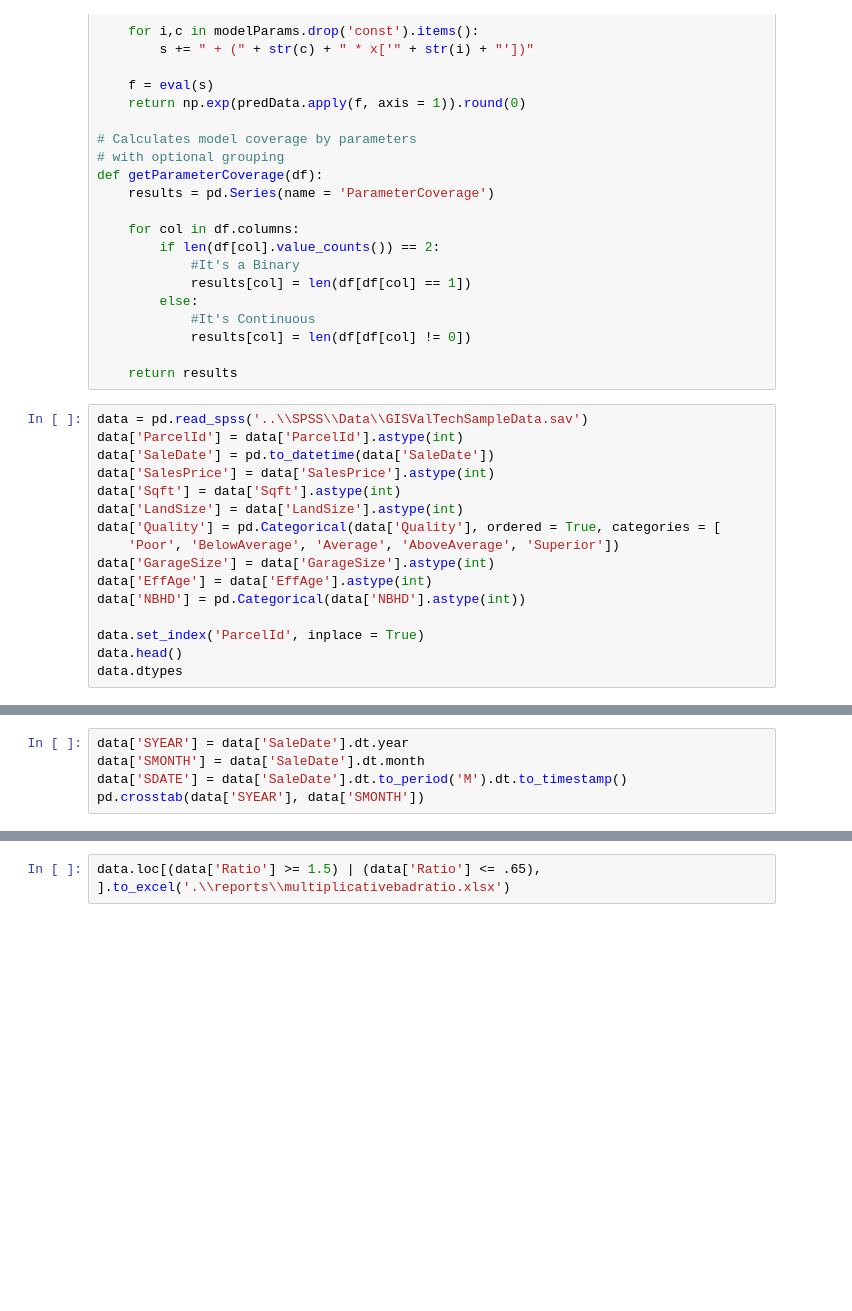
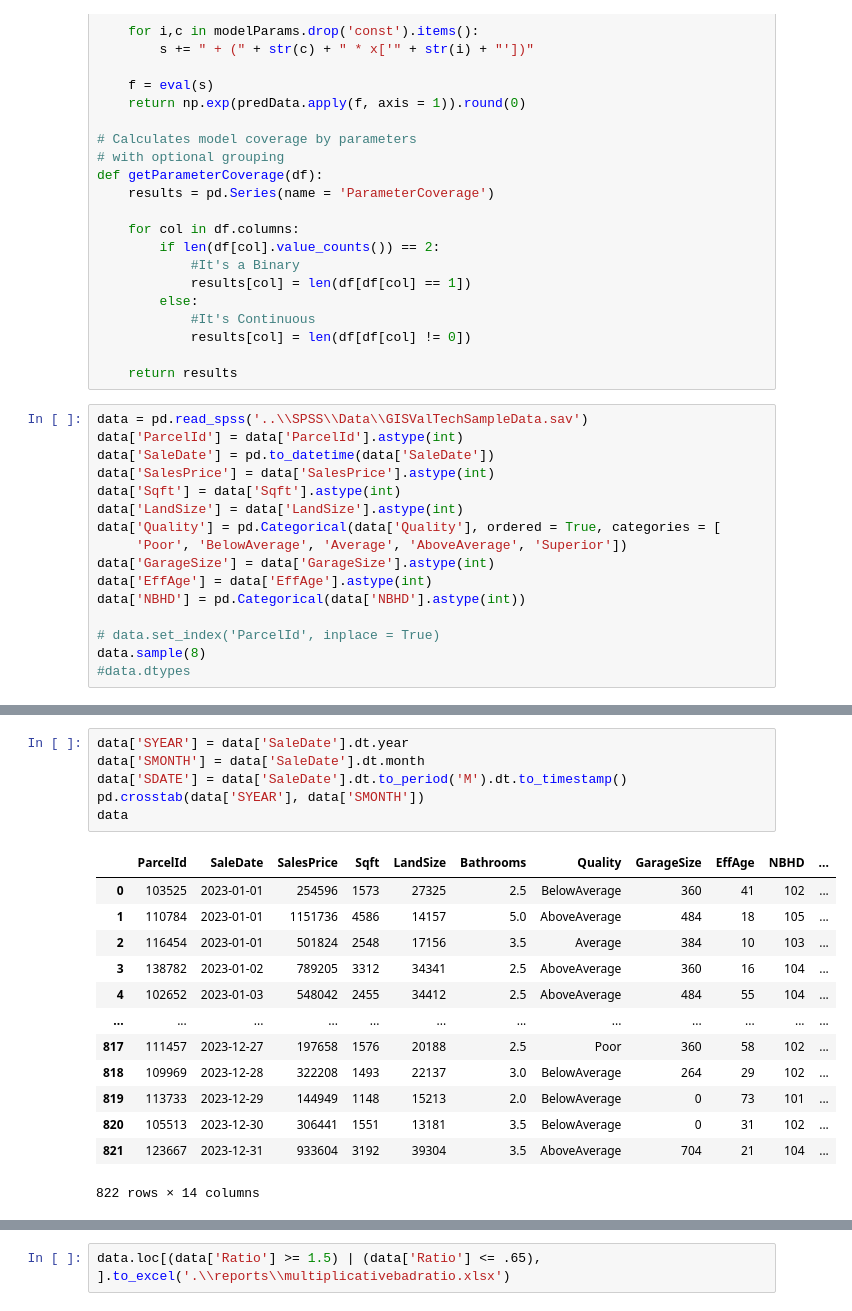
Before and after one commit to Thimgan/GISVT2024, a Jupyter notebook: jupyternotebook/Multiplicative.ipynb, the cells around one changed output, grey strips where cells are left out. Cells and saved outputs as stored; diff of their text form; blank space fills up the shorter version.

```diff
--- a/jupyternotebook/Multiplicative.ipynb
+++ b/jupyternotebook/Multiplicative.ipynb
@@ -145,11 +145,11 @@ data['SalesPrice'] = data['SalesPrice'].astype(int)
 data['Sqft'] = data['Sqft'].astype(int)
 data['LandSize'] = data['LandSize'].astype(int)
 data['Quality'] = pd.Categorical(data['Quality'], ordered = True, categories = [
-    'Poor', 'BelowAverage', 'Average', 'AboveAverage', 'Superior'])
+     'Poor', 'BelowAverage', 'Average', 'AboveAverage', 'Superior'])
 data['GarageSize'] = data['GarageSize'].astype(int)
 data['EffAge'] = data['EffAge'].astype(int)
 data['NBHD'] = pd.Categorical(data['NBHD'].astype(int))
 
-data.set_index('ParcelId', inplace = True)
-data.head()
-data.dtypes
+# data.set_index('ParcelId', inplace = True)
+data.sample(8)
+#data.dtypes
@@ -162,8 +190,23 @@ data.groupby(['NBHD'], observed = True)['SPPSF'].aggregate(['count', 'mean', 'me
 # %%
 data['SYEAR'] = data['SaleDate'].dt.year
 data['SMONTH'] = data['SaleDate'].dt.month
 data['SDATE'] = data['SaleDate'].dt.to_period('M').dt.to_timestamp()
 pd.crosstab(data['SYEAR'], data['SMONTH'])
+data
+# %% [output]
+|  | ParcelId | SaleDate | SalesPrice | Sqft | LandSize | Bathrooms | Quality | GarageSize | EffAge | NBHD | ... |
+| 0 | 103525 | 2023-01-01 | 254596 | 1573 | 27325 | 2.5 | BelowAverage | 360 | 41 | 102 | ... |
+| 1 | 110784 | 2023-01-01 | 1151736 | 4586 | 14157 | 5.0 | AboveAverage | 484 | 18 | 105 | ... |
+| 2 | 116454 | 2023-01-01 | 501824 | 2548 | 17156 | 3.5 | Average | 384 | 10 | 103 | ... |
+| 3 | 138782 | 2023-01-02 | 789205 | 3312 | 34341 | 2.5 | AboveAverage | 360 | 16 | 104 | ... |
+| 4 | 102652 | 2023-01-03 | 548042 | 2455 | 34412 | 2.5 | AboveAverage | 484 | 55 | 104 | ... |
+| ... | ... | ... | ... | ... | ... | ... | ... | ... | ... | ... | ... |
+| 817 | 111457 | 2023-12-27 | 197658 | 1576 | 20188 | 2.5 | Poor | 360 | 58 | 102 | ... |
+| 818 | 109969 | 2023-12-28 | 322208 | 1493 | 22137 | 3.0 | BelowAverage | 264 | 29 | 102 | ... |
+| 819 | 113733 | 2023-12-29 | 144949 | 1148 | 15213 | 2.0 | BelowAverage | 0 | 73 | 101 | ... |
+| 820 | 105513 | 2023-12-30 | 306441 | 1551 | 13181 | 3.5 | BelowAverage | 0 | 31 | 102 | ... |
+| 821 | 123667 | 2023-12-31 | 933604 | 3192 | 39304 | 3.5 | AboveAverage | 704 | 21 | 104 | ... |
+822 rows × 14 columns
 # %%
 startdate = pd.to_datetime('1/1/2023')
 basedate = pd.to_datetime('12/31/2023')
```
Also changed, not shown: parts of 24 cells of this notebook, 8 other files.
